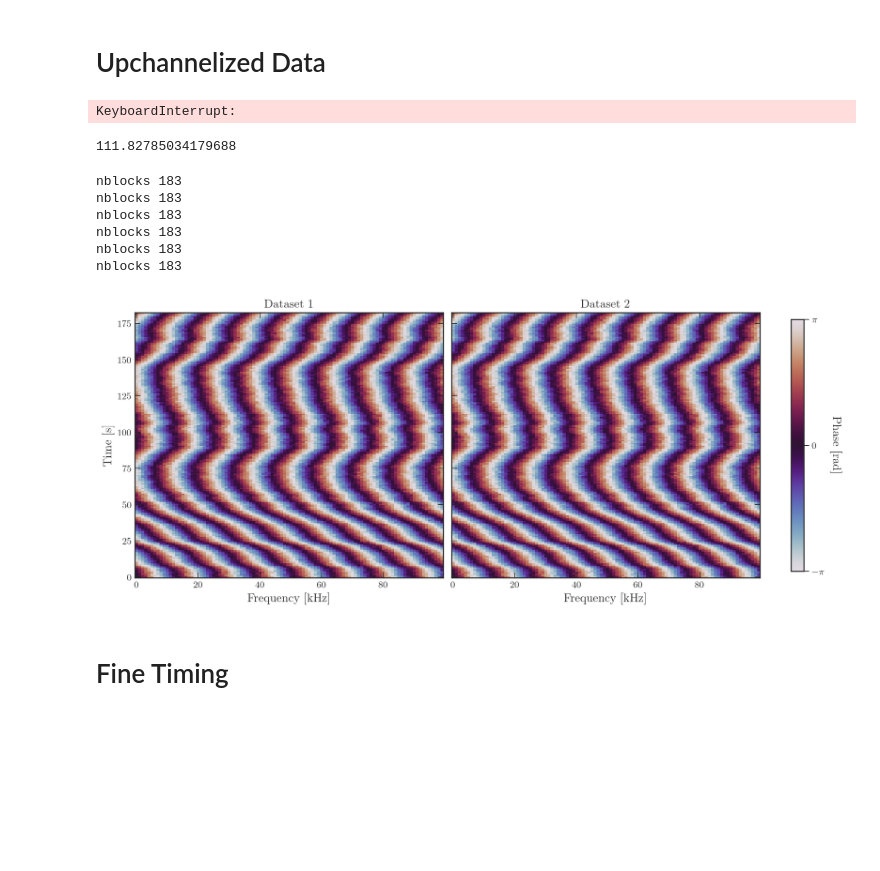
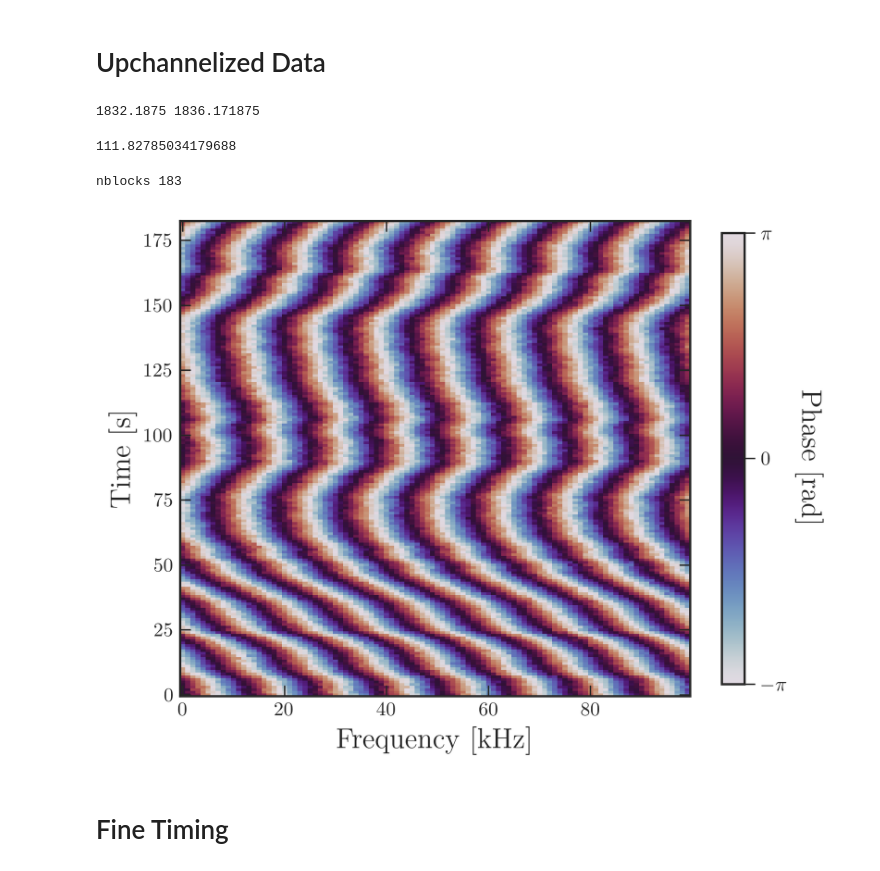
Before and after one commit to ALBATROS-Experiment/albatros_analysis, a Jupyter notebook: scripts/sim_plots.ipynb, the cells around one changed output. Drawn from its saved outputs; the diff is of its cells as text; code cells hidden in the pictures; blank space fills up the shorter version.

```diff
--- a/scripts/sim_plots.ipynb
+++ b/scripts/sim_plots.ipynb
@@ -69,19 +243,19 @@ plt.rcParams.update({
     "text.usetex": True,
     "font.family": "serif",
     "font.serif": ["Computer Modern Roman"],
-    "font.size": 12,
-    "axes.labelsize": 14,
+    "font.size": 16,
+    "axes.labelsize": 16,
     "axes.titlesize": 14,
     "xtick.labelsize": 11,
     "ytick.labelsize": 11,
-    "figure.dpi": 200
+    "figure.dpi": 300
 })
 # %% [markdown]
 # Baseband Data
 # %%
 data_loc_single = "/project/rrg-sievers/mohanagr/albatros_test_data/spectra_1830_1840_4096_24000_0.05_1.00e-10_20260408_192234.npz"
 data_loc_multi = "/scratch/thomasb/mohan/spectra_multicarrier_1830_1890_4096_24000_0.05_1.00e-10_20260706_180425.npz"
-with np.load(data_loc_multi) as f:
+with np.load(data_loc_single) as f:
     spec1 = f["spectra1"]
     spec2 = f["spectra2"]
     delays = f["delays"]*4
@@ -290,25 +468,16 @@ plt.show()
 # %% [markdown]
 # Upchannelized Data
 # %%
-# with np.load("/scratch/mohanagr/raw_64_0.08_apr9.npz") as f:
-#         new_spec1 = f["spec1"]
-#         new_spec2 = f["spec2"]
-#         new_channels = f["channels"]
-with np.load("/scratch/mohanagr/raw_64_117260_117516_0.08_20260410_133544.npz") as f:
-        osamp1spec1 = f["spec1"]
-        osamp1spec2 = f["spec2"]
-        osamp1chans = f["channels"]
-with np.load("/scratch/mohanagr/raw_small_64_117260_117516_0.08_20260410_133913.npz") as f:
-        osamp2spec1 = f["spec1"]
-        osamp2spec2 = f["spec2"]
-        osamp2chans = f["channels"]
-with np.load("/scratch/mohanagr/raw_small_64_117260_117516_0.08_20260410_134742.npz") as f:
-        osamp3spec1 = f["spec1"]
-        osamp3spec2 = f["spec2"]
-        osamp3chans = f["channels"]
+path1 = "/scratch/mohanagr/raw_64_117260_117516_0.08_20260410_133544.npz"
+path2 = "TBD"
+with np.load(path1) as f:
+        osampspec1 = f["spec1"]
+        osampspec2 = f["spec2"]
+        osampchans = f["channels"]
+
 osamp=64
-print(osamp1chans[0]/osamp, osamp1chans[-1]/osamp)
+print(osampchans[0]/osamp, osampchans[-1]/osamp)
 # %% [output]
-KeyboardInterrupt:
+1832.1875 1836.171875
 # %%
 #getting the frequencies right
@@ -318,58 +487,36 @@ print(osamp1freqs[0]/1e6)
 111.82785034179688
 # %%
 #make visibilities
-
 acclen = 1024
 
-nspec, nchans = osamp1spec1.shape
-osamp1vis = get_vis(osamp1spec1, osamp1spec2, nspec, nchans, acclen)
-osamp1vis_corr = get_vis(osamp1spec1, osamp1spec2, nspec, nchans, acclen)
-
-nspec, nchans = osamp2spec1.shape
-osamp2vis = get_vis(osamp2spec1, osamp2spec2, nspec, nchans, acclen)
-osamp2vis_corr = get_vis(osamp2spec1, osamp2spec2, nspec, nchans, acclen, shift=5)
-
-nspec, nchans = osamp3spec1.shape
-osamp3vis = get_vis(osamp3spec1, osamp3spec2, nspec, nchans, acclen)
-osamp3vis_corr = get_vis(osamp3spec1, osamp3spec2, nspec, nchans, acclen, shift=5)
+nspec, nchans = osampspec1.shape
+osampvis = get_vis(osampspec1, osampspec2, nspec, nchans, acclen)
 # %% [output]
 nblocks 183
-nblocks 183
-nblocks 183
-nblocks 183
-nblocks 183
-nblocks 183
 # %%
 # Phase data
-data1 = np.angle(osamp1vis[:, 70:170])
-data2 = np.angle(osamp2vis[:, 70:170])
+data = np.angle(osampvis[:, 70:170])
 
 vmin, vmax = -np.pi, np.pi
 
 # Create side-by-side figure
-fig, ax = plt.subplots(1, 2,figsize=(12, 5),sharey=True,constrained_layout=True)
+fig, ax = plt.subplots()
 
 #left
-im = ax[0].imshow(data1,aspect='auto',cmap='twilight',interpolation='nearest',origin='lower',vmin=vmin,vmax=vmax)
-ax[0].set_title(r"Dataset 1")
-ax[0].set_ylabel(r"Time [s]")
-ax[0].set_xlabel(r"Frequency [kHz]")
-
-#right
-im = ax[1].imshow(data2,aspect='auto',cmap='twilight',interpolation='nearest',origin='lower',vmin=vmin,vmax=vmax)
-ax[1].set_title(r"Dataset 2")
-ax[1].set_xlabel(r"Frequency [kHz]")
+im = ax.imshow(data,aspect='auto',cmap='twilight',interpolation='nearest',origin='lower',vmin=vmin,vmax=vmax)
+#ax.set_title(r"Dataset 1")
+ax.set_ylabel(r"Time [s]")
+ax.set_xlabel(r"Frequency [kHz]")
 
 # Publication-style ticks
-for a in ax:
-    a.tick_params(direction='in', top=True, right=True)
+ax.tick_params(direction='in', top=True, right=True)
 
 #colorbar
 cbar = fig.colorbar(im,ax=ax,location='right',shrink=0.95)
 cbar.set_label(r"Phase [rad]",rotation=270,labelpad=20)
 cbar.set_ticks([-np.pi, 0, np.pi])
 cbar.set_ticklabels([r"$-\pi$",r"$0$",r"$\pi$"])
-plt.show()
+#plt.show()
 # %% [output]
-[figure, old version]
+[figure, new version]
 # %%
```
Also changed, not shown: parts of 50 cells of this notebook, 7 other files.
